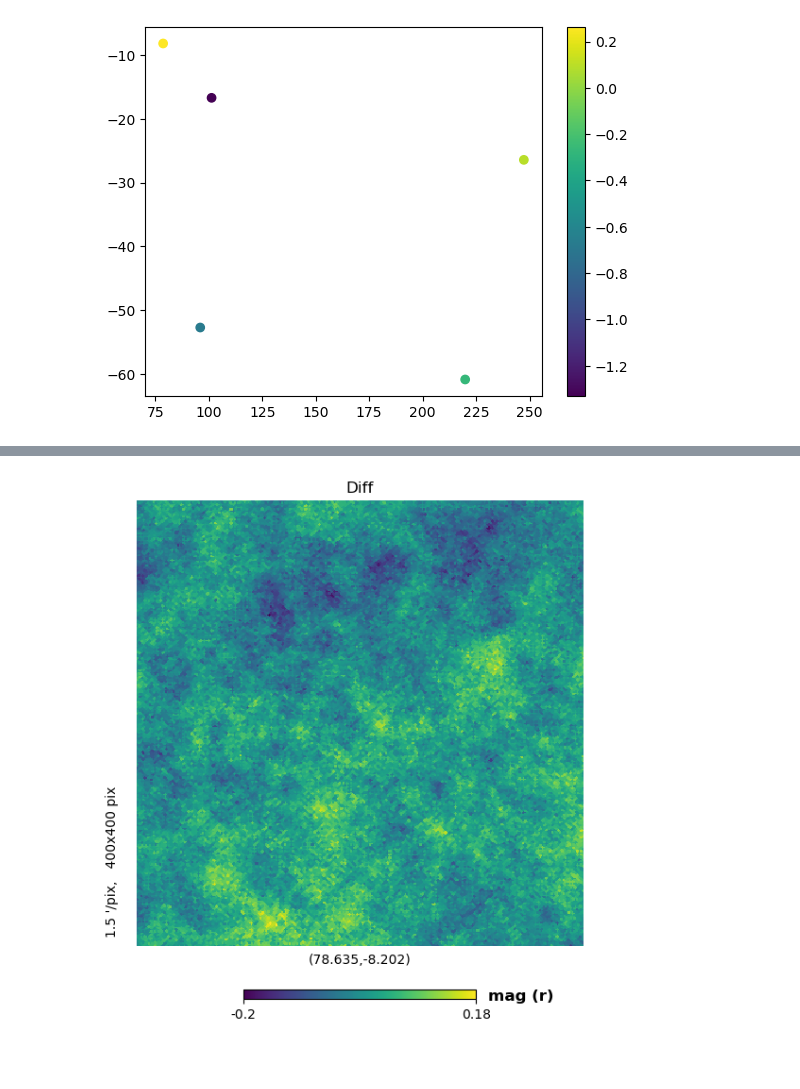
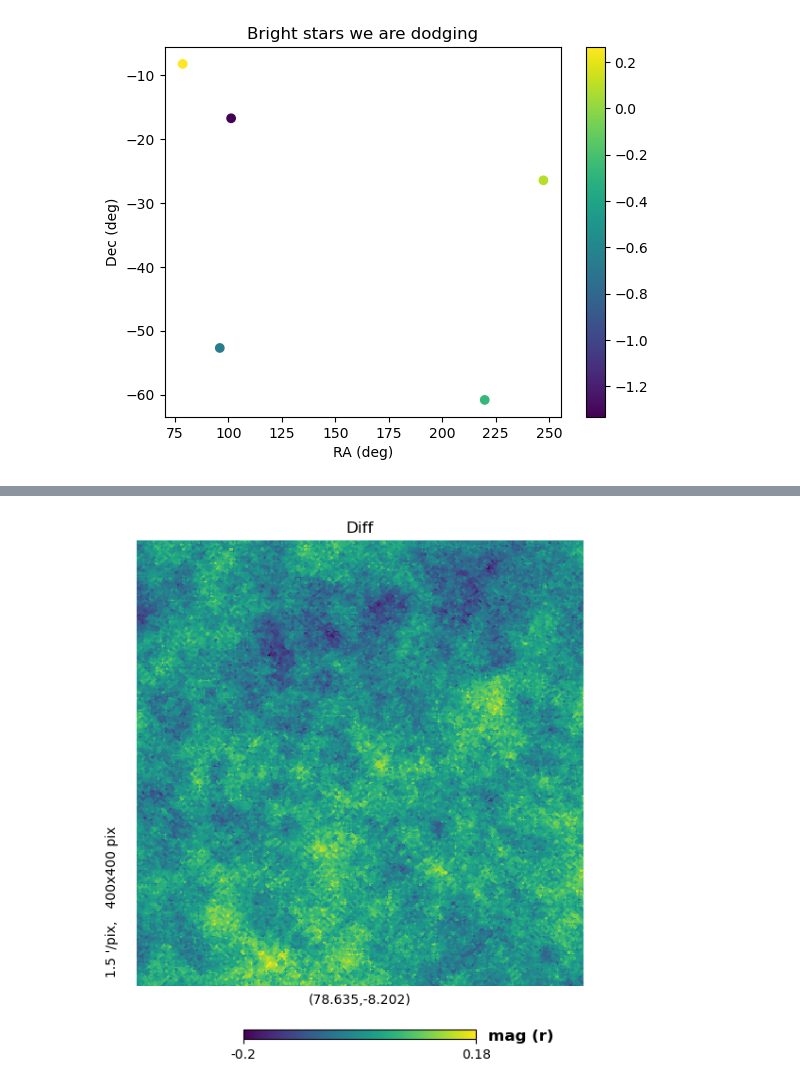
Before and after one commit to lsst-sims/sims_featureScheduler_runs5.3, a Jupyter notebook: technical/horseshoe/comp_near_bright.ipynb, the cells around one changed output, grey strips where cells are left out. Cells and saved outputs as stored; diff of their text form; code cells hidden in the pictures; blank space fills up the shorter version.

```diff
--- a/technical/horseshoe/comp_near_bright.ipynb
+++ b/technical/horseshoe/comp_near_bright.ipynb
@@ -11,14 +11,15 @@ from horseshoe_detailer import HorseshoeAvoidanceDetailer
 # use the detailer to load up the stellar catalog we are avoiding
 hsd = HorseshoeAvoidanceDetailer()
 # %%
-
 # Let's just pick one of the really bright ones
 star_indx = np.where((hsd.star_mags["r"] < 0.5) & (hsd.star_dec_rad < 0))
 plt.scatter(np.degrees(hsd.star_ra_rad[star_indx]), np.degrees(hsd.star_dec_rad[star_indx]), c=hsd.star_mags["r"][star_indx])
 cb = plt.colorbar()
-
+plt.title("Bright stars we are dodging")
+plt.xlabel("RA (deg)")
+plt.ylabel("Dec (deg)")
 ra = np.degrees(hsd.star_ra_rad[star_indx][0])
 dec = np.degrees(hsd.star_dec_rad[star_indx][0])
 # %% [output]
-[figure, old version]
+[figure, new version]
 # %%
```
Also changed, not shown: parts of 11 cells of this notebook.
